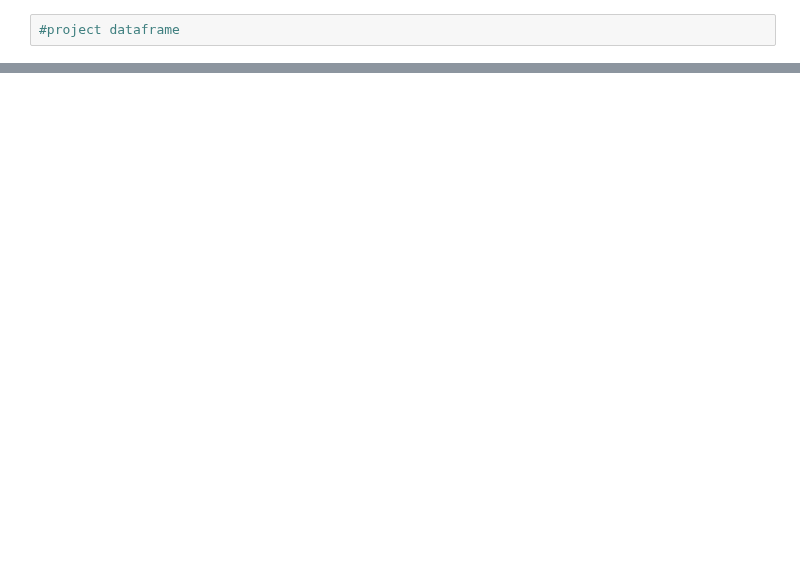
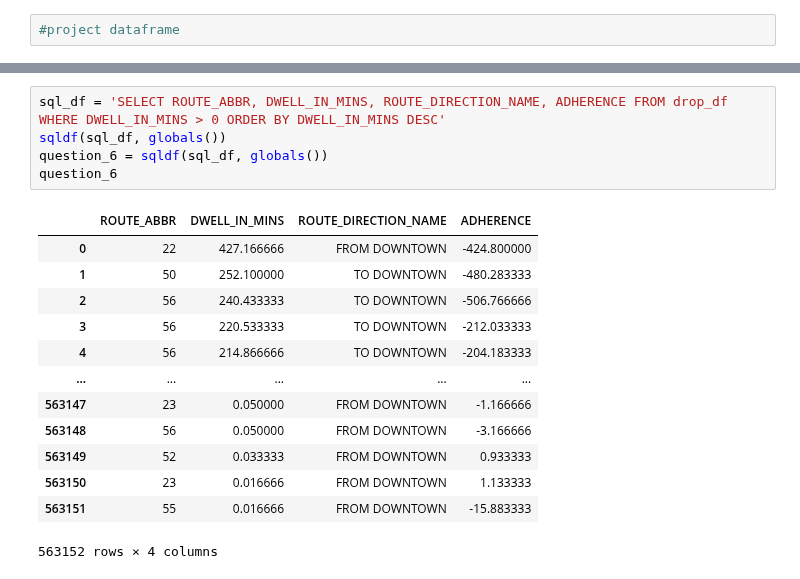
Before and after one commit to NSS-Data-Analytics-Cohort-7/wego-shut_up_and_take_my_query, a Jupyter notebook: WeGo/notebooks/Untitled1.ipynb, the cells around one changed output, grey strips where cells are left out. Cells and saved outputs as stored; diff of their text form; blank space fills up the shorter version.

```diff
--- a/WeGo/notebooks/Untitled1.ipynb
+++ b/WeGo/notebooks/Untitled1.ipynb
@@ -26,0 +73,19 @@ drop_df
+# %%
+sql_df = 'SELECT ROUTE_ABBR, DWELL_IN_MINS, ROUTE_DIRECTION_NAME, ADHERENCE FROM drop_df WHERE DWELL_IN_MINS > 0 ORDER BY DWELL_IN_MINS DESC'
+sqldf(sql_df, globals())
+question_6 = sqldf(sql_df, globals())
+question_6
+# %% [output]
+|  | ROUTE_ABBR | DWELL_IN_MINS | ROUTE_DIRECTION_NAME | ADHERENCE |
+| 0 | 22 | 427.166666 | FROM DOWNTOWN | -424.800000 |
+| 1 | 50 | 252.100000 | TO DOWNTOWN | -480.283333 |
+| 2 | 56 | 240.433333 | TO DOWNTOWN | -506.766666 |
+| 3 | 56 | 220.533333 | TO DOWNTOWN | -212.033333 |
+| 4 | 56 | 214.866666 | TO DOWNTOWN | -204.183333 |
+| ... | ... | ... | ... | ... |
+| 563147 | 23 | 0.050000 | FROM DOWNTOWN | -1.166666 |
+| 563148 | 56 | 0.050000 | FROM DOWNTOWN | -3.166666 |
+| 563149 | 52 | 0.033333 | FROM DOWNTOWN | 0.933333 |
+| 563150 | 23 | 0.016666 | FROM DOWNTOWN | 1.133333 |
+| 563151 | 55 | 0.016666 | FROM DOWNTOWN | -15.883333 |
+563152 rows × 4 columns
```
Also changed, not shown: parts of 6 cells of this notebook.
